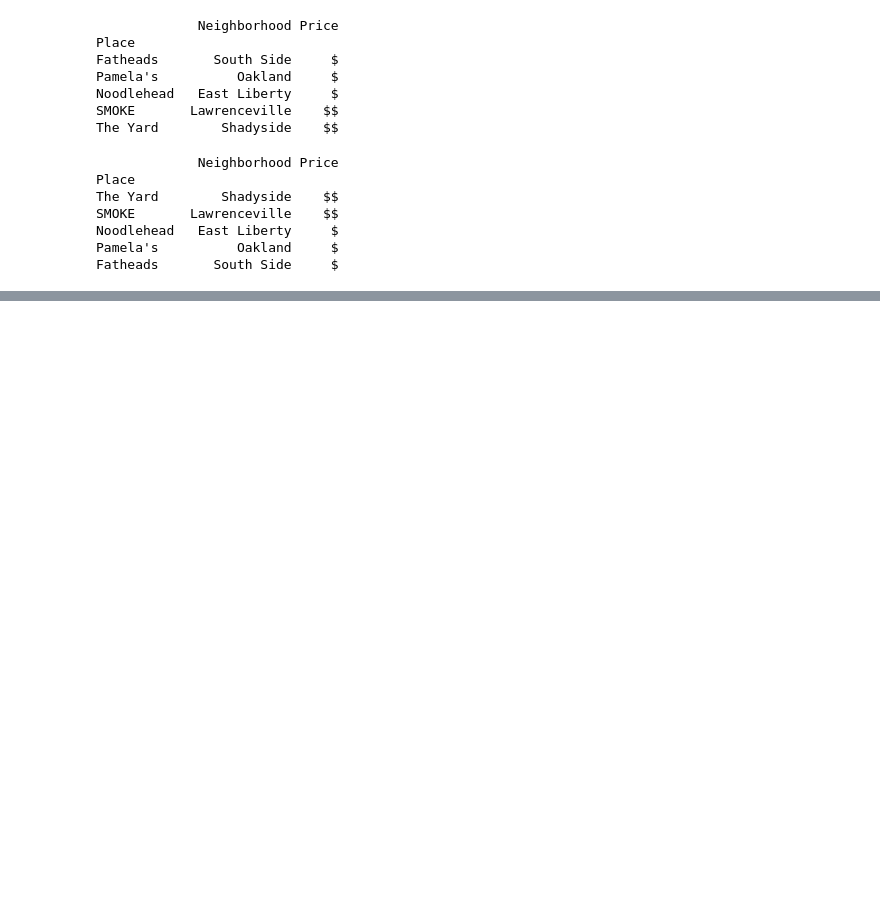
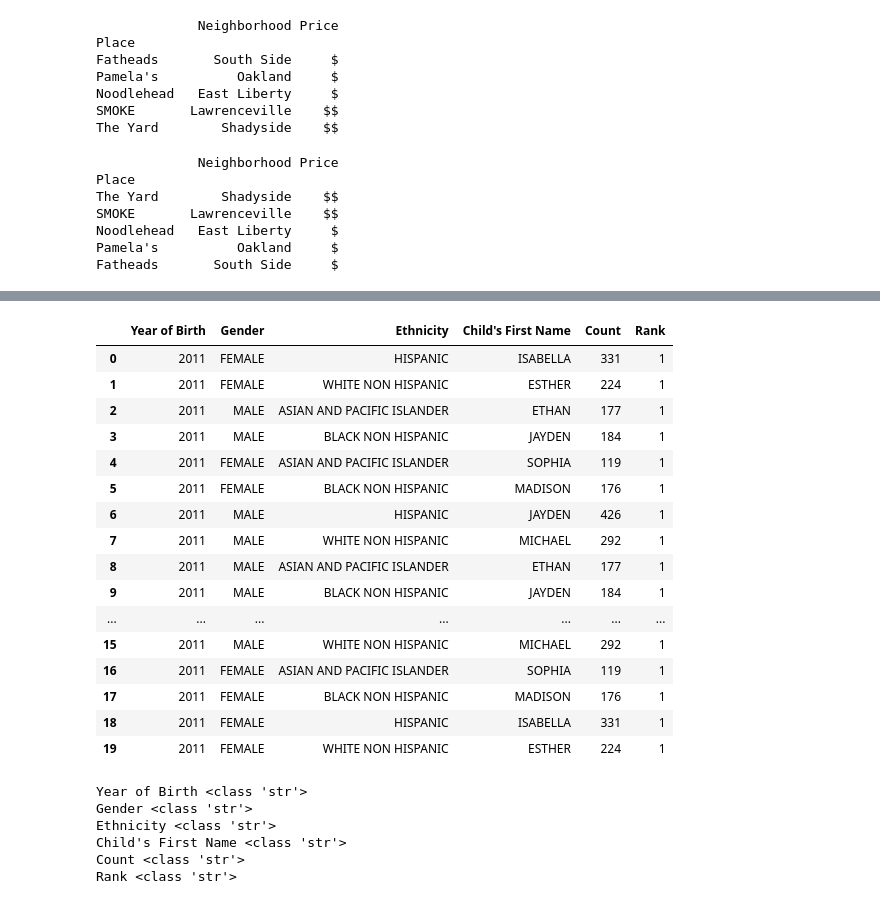
Before and after one commit to mmj32/Class-Practice-Repo, a Jupyter notebook: todo3/pandas_notes_haring.ipynb, the cells around one changed output, grey strips where cells are left out. Drawn from its saved outputs; the diff is of its cells as text; code cells hidden in the pictures; blank space fills up the shorter version.

```diff
--- a/todo3/pandas_notes_haring.ipynb
+++ b/todo3/pandas_notes_haring.ipynb
@@ -413,0 +487,32 @@ Fatheads       South Side     $
+# %%
+mini = baby_names[:20]
+mini #type is DataFrame
+# %% [output]
+|  | Year of Birth | Gender | Ethnicity | Child's First Name | Count | Rank |
+| 0 | 2011 | FEMALE | HISPANIC | ISABELLA | 331 | 1 |
+| 1 | 2011 | FEMALE | WHITE NON HISPANIC | ESTHER | 224 | 1 |
+| 2 | 2011 | MALE | ASIAN AND PACIFIC ISLANDER | ETHAN | 177 | 1 |
+| 3 | 2011 | MALE | BLACK NON HISPANIC | JAYDEN | 184 | 1 |
+| 4 | 2011 | FEMALE | ASIAN AND PACIFIC ISLANDER | SOPHIA | 119 | 1 |
+| 5 | 2011 | FEMALE | BLACK NON HISPANIC | MADISON | 176 | 1 |
+| 6 | 2011 | MALE | HISPANIC | JAYDEN | 426 | 1 |
+| 7 | 2011 | MALE | WHITE NON HISPANIC | MICHAEL | 292 | 1 |
+| 8 | 2011 | MALE | ASIAN AND PACIFIC ISLANDER | ETHAN | 177 | 1 |
+| 9 | 2011 | MALE | BLACK NON HISPANIC | JAYDEN | 184 | 1 |
+| ... | ... | ... | ... | ... | ... | ... |
+| 15 | 2011 | MALE | WHITE NON HISPANIC | MICHAEL | 292 | 1 |
+| 16 | 2011 | FEMALE | ASIAN AND PACIFIC ISLANDER | SOPHIA | 119 | 1 |
+| 17 | 2011 | FEMALE | BLACK NON HISPANIC | MADISON | 176 | 1 |
+| 18 | 2011 | FEMALE | HISPANIC | ISABELLA | 331 | 1 |
+| 19 | 2011 | FEMALE | WHITE NON HISPANIC | ESTHER | 224 | 1 |
+# %%
+#What happens with a for loop?
+for entry in mini:
+    print(entry, type(entry))
+# %% [output]
+Year of Birth <class 'str'>
+Gender <class 'str'>
+Ethnicity <class 'str'>
+Child's First Name <class 'str'>
+Count <class 'str'>
+Rank <class 'str'>
```
Also changed, not shown: parts of 8 cells of this notebook.
